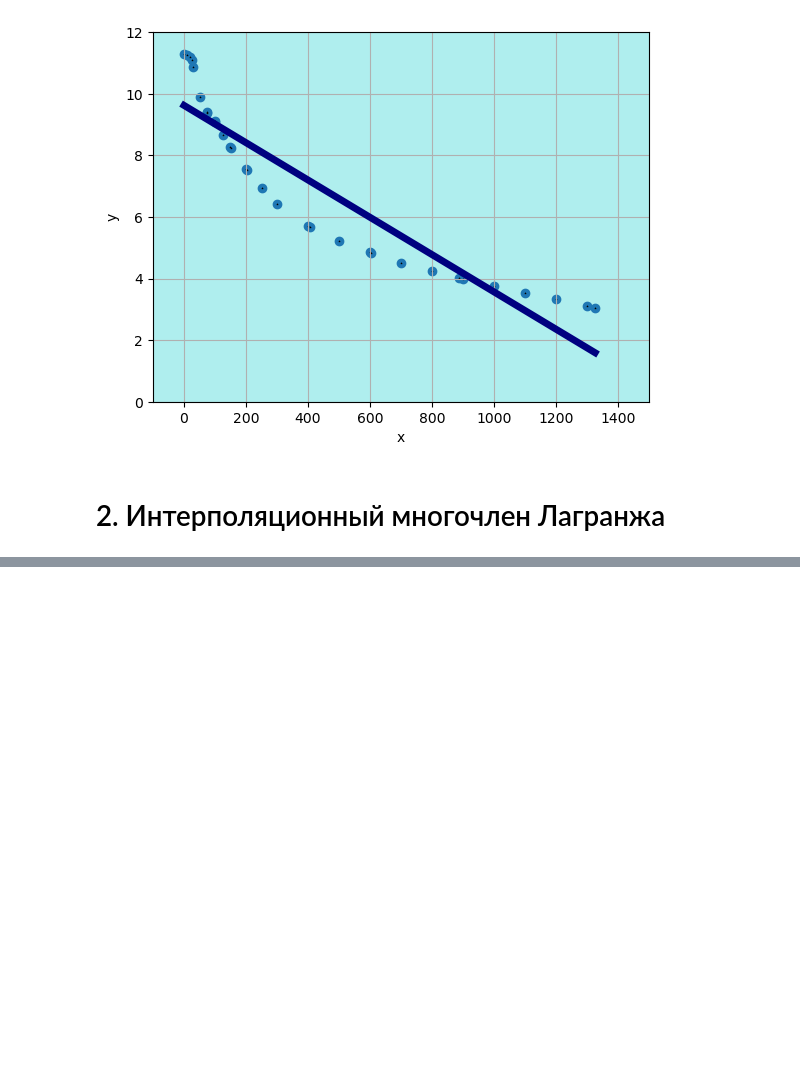
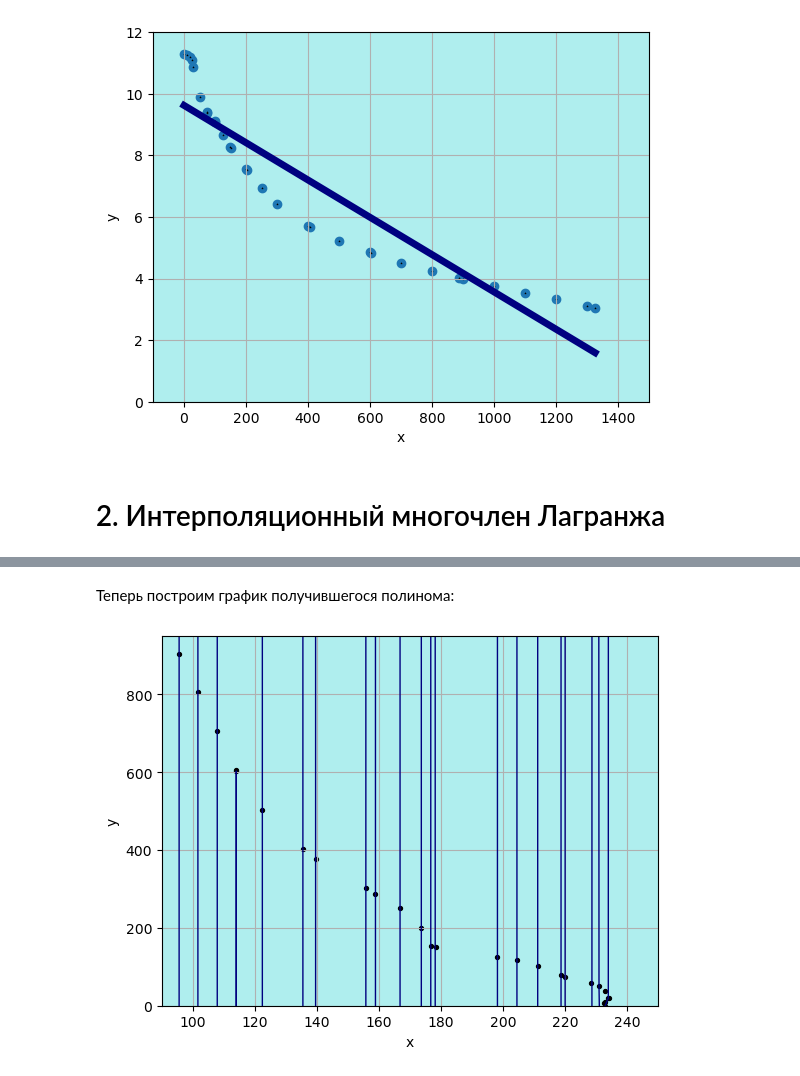
Before and after one commit to antonnpopov/2023, a Jupyter notebook: kursovaya_rabota_popov_210.ipynb, the cells around one changed output, grey strips where cells are left out. Saved outputs shown, nothing was run; the diff lists cells and outputs as text; code cells hidden in the pictures; blank space fills up the shorter version.

```diff
--- a/kursovaya_rabota_popov_210.ipynb
+++ b/kursovaya_rabota_popov_210.ipynb
@@ -122,0 +147,44 @@ print(data.head(30))
+# %%
+def create_basic_polynomial(x, i):
+    def basic_polynomial(X):
+        divider = 1
+        result = 1
+        for j in range(len(x)):
+            if j != i:
+                result *= (X-x[j])
+                divider *= (x[i]-x[j])
+            if divider == 0:
+                divider = 1
+        return result/divider
+    return basic_polynomial
+
+def create_Lagrange_polynomial(x, y):
+    basic_polynomials = []
+    for i in range(len(x)):
+        basic_polynomials.append(create_basic_polynomial(x, i))
+
+    def lagrange_polynomial(X):
+        result = 0
+        for i in range(len(y)):
+            result += y[i]*basic_polynomials[i](X)
+        return result
+    return lagrange_polynomial
+lag_pol = create_Lagrange_polynomial(x, y)
+# %% [markdown]
+Теперь построим график получившегося полинома:
+# %%
+import matplotlib.pyplot as plt
+fig = plt.figure()
+ax = fig.add_subplot(111)
+ax.set_facecolor('paleturquoise')
+ax.set_xlim([90, 250])
+ax.set_ylim([0, 950])
+plt.scatter(x,y, color = 'black', linewidth = 1, s = 8)
+c = np.arange(0, 260, 1)
+plt.plot(lag_pol(c), color = 'navy', linewidth = 1)
+plt.xlabel('x')
+plt.ylabel('y')
+plt.grid(True)
+plt.show()
+# %% [output]
+[figure, added]
```
Also changed, not shown: parts of 6 cells of this notebook.
